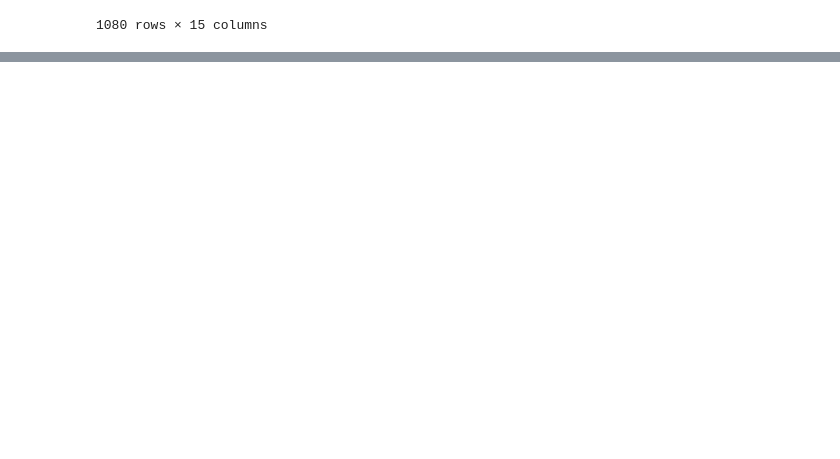
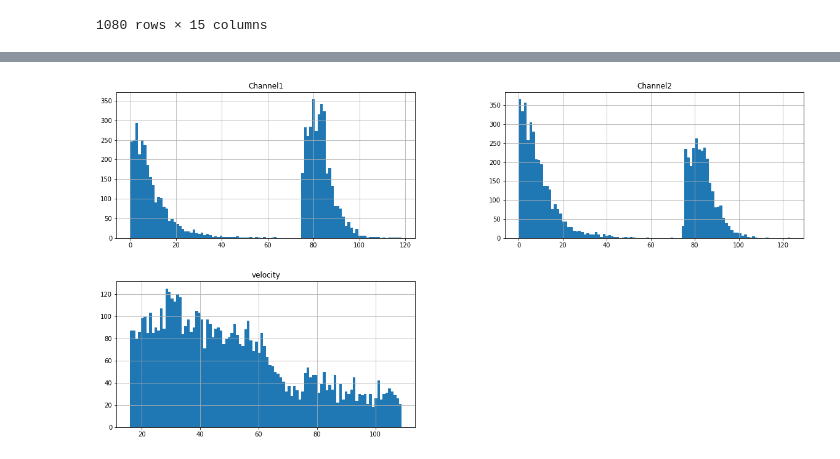
Before and after one commit to OmidSa75/Data_scinece-Smartset-overloads-PoliMI, a Jupyter notebook: main.ipynb, the cells around one changed output, grey strips where cells are left out. Cells and saved outputs as stored; diff of their text form; code cells hidden in the pictures; blank space fills up the shorter version.

```diff
--- a/main.ipynb
+++ b/main.ipynb
@@ -404,0 +509,5 @@ df1_important
+# %%
+df1.where((16 < df1['velocity'])& (df1['velocity'] < 109), None).hist(['Channel1', 'Channel2', 'velocity'], figsize=(20, 10), bins=100)  # Choose the 25% - 75% velocity
+plt.show()
+# %% [output]
+[figure, added]
```
Also changed, not shown: parts of 18 cells of this notebook.
